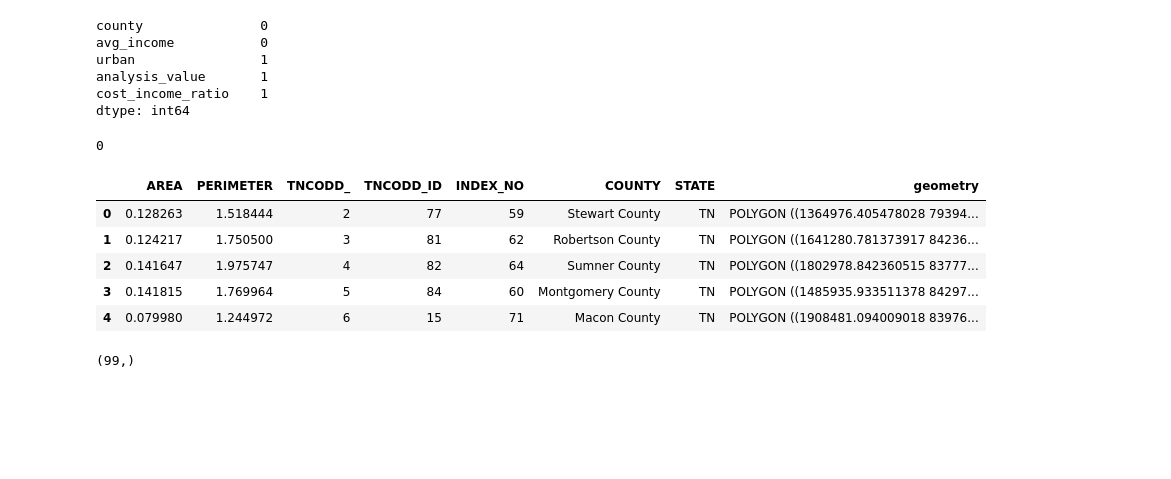
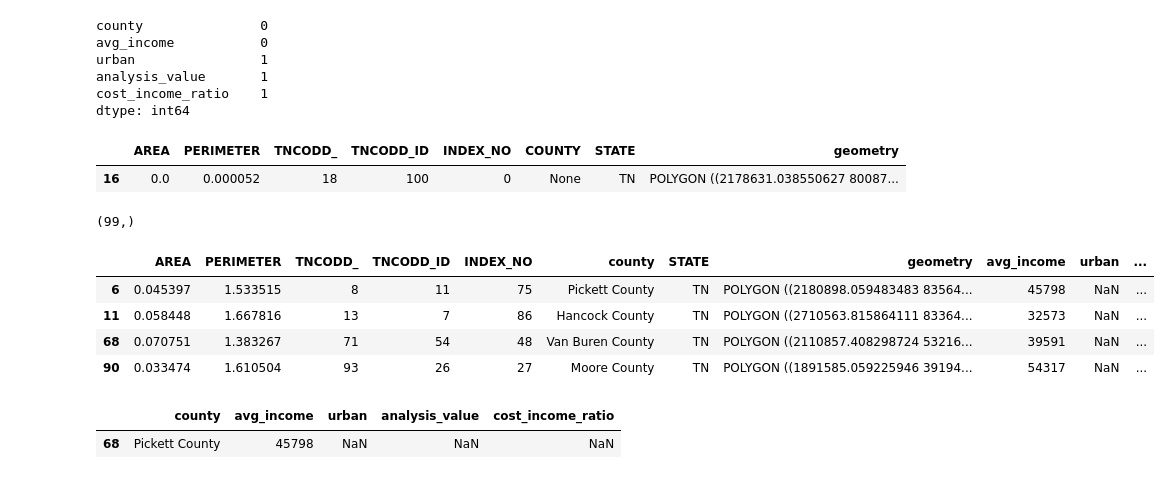
Before and after one commit to yunkaizhang/vanderbilt-data-essentials-cohort-2, a Jupyter notebook: code/YZ_code.ipynb, the cells around one changed output. Saved outputs shown, nothing was run; the diff lists cells and outputs as text; code cells hidden in the pictures; blank space fills up the shorter version.

```diff
--- a/code/YZ_code.ipynb
+++ b/code/YZ_code.ipynb
@@ -378,7 +378,7 @@ import geopandas as gpd
 # %%
 counties = gpd.read_file('../data/county/tn_counties.shp')
 # %%
-counties = counties.dropna()
-counties.COUNTY.isnull().sum()
+counties[counties.COUNTY.isnull()]
 # %% [output]
-0
+|  | AREA | PERIMETER | TNCODD_ | TNCODD_ID | INDEX_NO | COUNTY | STATE | geometry |
+| 16 | 0.0 | 0.000052 | 18 | 100 | 0 | None | TN | POLYGON ((2178631.038550627 80087... |
@@ -385,14 +387,5 @@ counties.COUNTY.isnull().sum()
 # %%
 counties['COUNTY'] = counties.COUNTY.map(lambda x:x + ' County')
-# %%
-counties.head()
-# %% [output]
-|  | AREA | PERIMETER | TNCODD_ | TNCODD_ID | INDEX_NO | COUNTY | STATE | geometry |
-| 0 | 0.128263 | 1.518444 | 2 | 77 | 59 | Stewart County | TN | POLYGON ((1364976.405478028 79394... |
-| 1 | 0.124217 | 1.750500 | 3 | 81 | 62 | Robertson County | TN | POLYGON ((1641280.781373917 84236... |
-| 2 | 0.141647 | 1.975747 | 4 | 82 | 64 | Sumner County | TN | POLYGON ((1802978.842360515 83777... |
-| 3 | 0.141815 | 1.769964 | 5 | 84 | 60 | Montgomery County | TN | POLYGON ((1485935.933511378 84297... |
-| 4 | 0.079980 | 1.244972 | 6 | 15 | 71 | Macon County | TN | POLYGON ((1908481.094009018 83976... |
 # %%
 counties = counties.rename(columns = {'COUNTY':'county'})
 # %%
@@ -404,3 +400,16 @@ counties_ha_costs = pd.merge(counties, tn_ha_cost2,on='county',how='inner')
+# %%
+counties_ha_costs[counties_ha_costs.analysis_value.isnull()]
+# %% [output]
+|  | AREA | PERIMETER | TNCODD_ | TNCODD_ID | INDEX_NO | county | STATE | geometry | avg_income | urban | ... |
+| 6 | 0.045397 | 1.533515 | 8 | 11 | 75 | Pickett County | TN | POLYGON ((2180898.059483483 83564... | 45798 | NaN | ... |
+| 11 | 0.058448 | 1.667816 | 13 | 7 | 86 | Hancock County | TN | POLYGON ((2710563.815864111 83364... | 32573 | NaN | ... |
+| 68 | 0.070751 | 1.383267 | 71 | 54 | 48 | Van Buren County | TN | POLYGON ((2110857.408298724 53216... | 39591 | NaN | ... |
+| 90 | 0.033474 | 1.610504 | 93 | 26 | 27 | Moore County | TN | POLYGON ((1891585.059225946 39194... | 54317 | NaN | ... |
+# %%
+tn_ha_cost2[tn_ha_cost2.county.str.contains('Pickett',case=False)]
+# %% [output]
+|  | county | avg_income | urban | analysis_value | cost_income_ratio |
+| 68 | Pickett County | 45798 | NaN | NaN | NaN |
 # %%
 counties_ha_costs.head()
 # %% [output]
```
Also changed, not shown: parts of 7 cells of this notebook.
